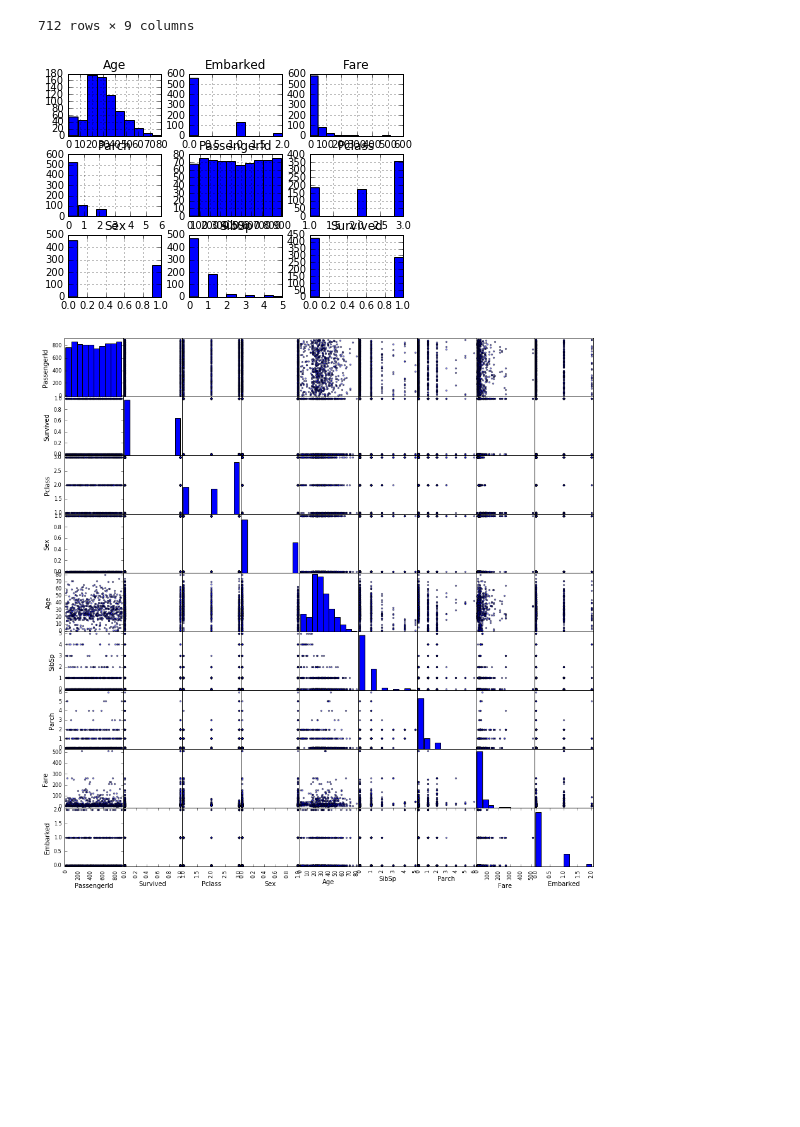
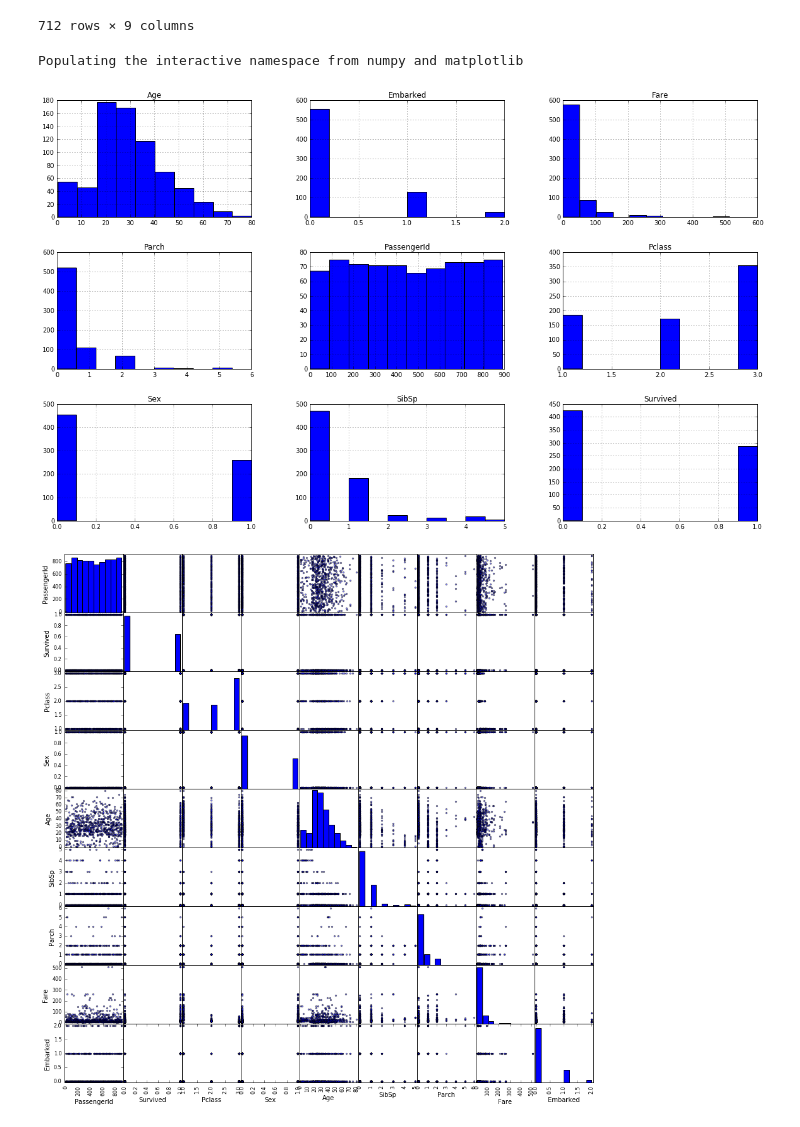
Before and after one commit to thegreatshasha/titanic, a Jupyter notebook: Untitled1.ipynb, the cells around one changed output. Saved outputs shown, nothing was run; the diff lists cells and outputs as text; code cells hidden in the pictures; blank space fills up the shorter version.

```diff
--- a/Untitled1.ipynb
+++ b/Untitled1.ipynb
@@ -74,11 +74,13 @@ dg
 # %%
 from pandas.tools.plotting import scatter_matrix
 import matplotlib.pyplot as plt
-%matplotlib inline
+%pylab inline
+pylab.rcParams['figure.figsize'] = (20, 12)
 dg.hist()
 plt.show()
 # %% [output]
+Populating the interactive namespace from numpy and matplotlib
-[figure, old version]
+[figure, new version]
 # %%
 
 p = scatter_matrix(dg, figsize=(15, 15))
```
